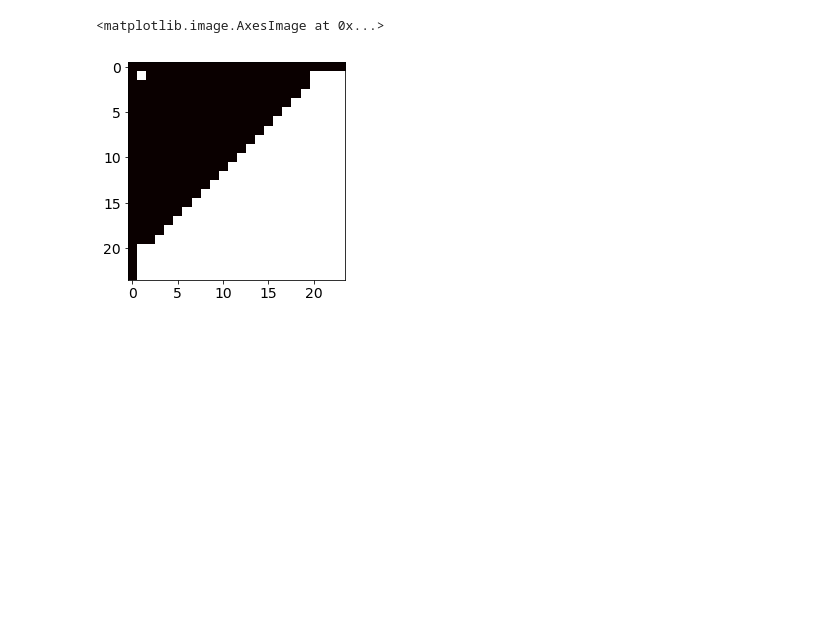
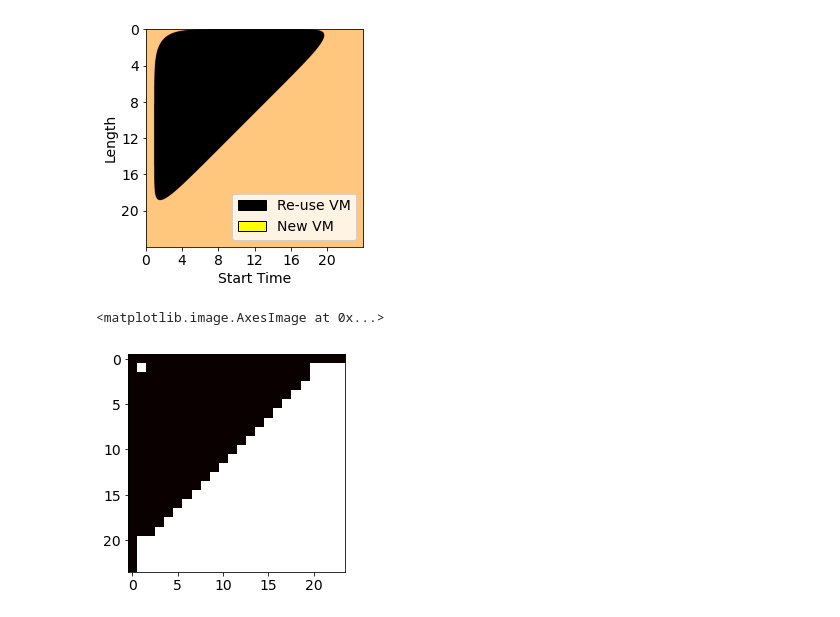
Before and after one commit to prateek-s/scispot, a Jupyter notebook: code/tipping-sim.ipynb, the cells around one changed output. Cells and saved outputs as stored; diff of their text form; code cells hidden in the pictures; blank space fills up the shorter version.

```diff
--- a/code/tipping-sim.ipynb
+++ b/code/tipping-sim.ipynb
@@ -38,3 +60,17 @@ def sched_decision(s, T):
     #    return -1
     #else:
     #    return 1
+# %%
+def sched_decision_revised(s, T):
+    # E[T+s] - E[T+0]
+    # E[T] = T + \int_0^T tf(t) dt
+    # But, Expected lifetime is also same:, E[L(t)] = \int_0^t tf(t) dt
+    # positive: expected time with old VM is higher, so use a new VM
+    T_s = (L(s+T) - L(s))/(1-SJK_CDF(s))
+    T_0 = (L(T) - L(0))
+    d =  T_s - T_0
+    return d
+    #if d <= 0:
+    #    return -1
+    #else:
+    #    return 1
@@ -86,3 +215,41 @@ plt.savefig("../graphs/tipping-black-reuseVM.pdf",bbox_inches='tight')
+# %%
+#def plot_3d():
+from matplotlib.patches import Patch
+from mpl_toolkits.axes_grid1.axes_divider import make_axes_locatable
+#plt.locator_params(nbins=7)
+
+starts  = np.arange(0, 24, 0.01)
+lens  = np.arange(0, 24, 0.01)
+X, Y = np.meshgrid(starts, lens)
+fig = plt.figure()
+ax = fig.add_subplot(111) #,projection='3d')
+Z = sched_decision_revised(X, Y)
+    #Axes3D.plot_surface(X=X, Y=Y, Z=Z)
+Z[Z<0]= -1  #Old VM preferred: Black
+Z[Z>=0] = 1 #New VM preferred : White
+im1 = ax.imshow(Z,cmap='copper') #hot
+ax.set_xlabel("Start Time")
+ax.set_ylabel("Length")
+ax.xaxis.set_major_locator(plt.MaxNLocator(6))
+ax.yaxis.set_major_locator(plt.MaxNLocator(6))
+
+#ax.tick_params(length=6)
+ax.set_xticklabels([0, 0,4,8,12,16,20,24])
+ax.set_yticklabels([0, 0,4,8,12,16,20,24])
+
+#ax1_divider = make_axes_locatable(ax)
+#cax1 = ax1_divider.append_axes("right", size="7%", pad="2%")
+#cb1 = fig.colorbar(im1, cax=cax1)
+#plt.show()
+legend_elements = [Patch(facecolor='black', edgecolor='k',
+                         label='Re-use VM'),
+                  Patch(facecolor='yellow', edgecolor='k',
+                         label='New VM')]
+ax.legend(handles=legend_elements, loc = 'lower right')
+plt.savefig("../graphs/tipping-revised.pdf",bbox_inches='tight')
+    #ax.plot_surface(X, Y, Z)
+# %% [output]
+[figure, added]
 # %%
 Z[Z<=0]= -1 #negative means fresh VM
 # %%
```
Also changed, not shown: parts of 10 cells of this notebook, 3 other files.
